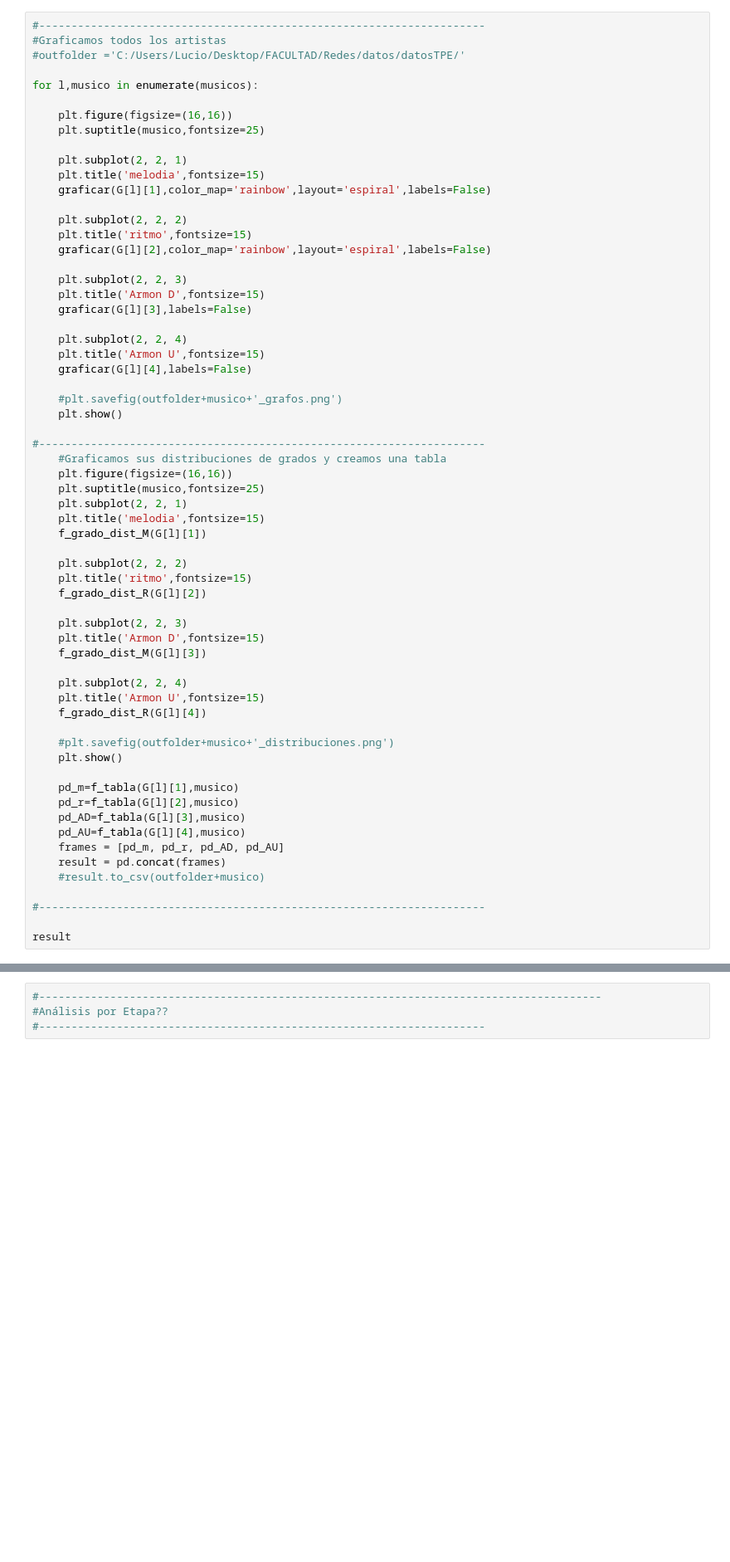
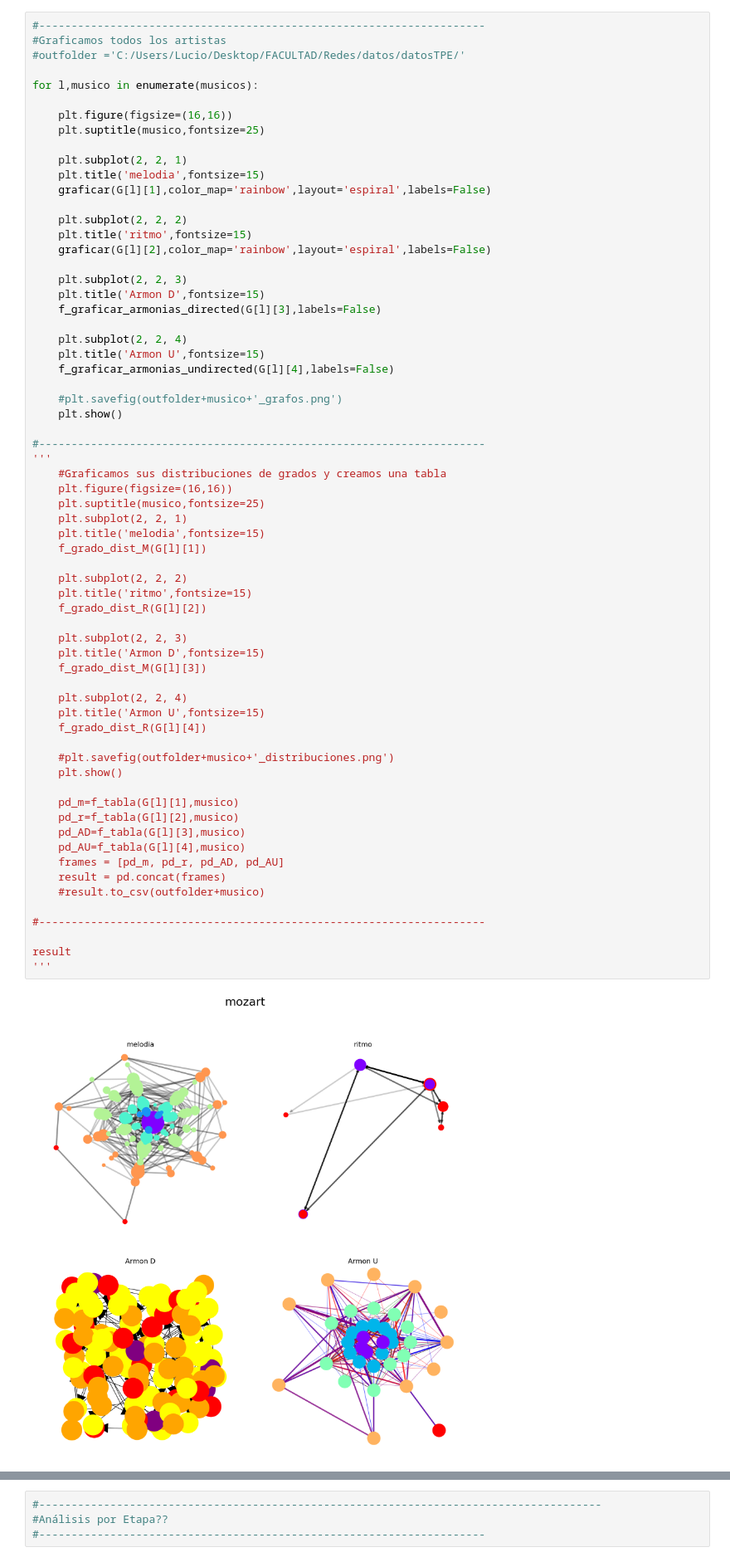
Before and after one commit to Redes2018/TP_esp, a Jupyter notebook: Main.ipynb, the cells around one changed output, grey strips where cells are left out. Shown at 83% size. Saved outputs shown, nothing was run; the diff lists cells and outputs as text; blank space fills up the shorter version.

```diff
--- a/Main.ipynb
+++ b/Main.ipynb
@@ -147,16 +119,17 @@ for l,musico in enumerate(musicos):
 
     plt.subplot(2, 2, 3)
     plt.title('Armon D',fontsize=15)
-    graficar(G[l][3],labels=False)
+    f_graficar_armonias_directed(G[l][3],labels=False)
 
     plt.subplot(2, 2, 4)
     plt.title('Armon U',fontsize=15)
-    graficar(G[l][4],labels=False)
+    f_graficar_armonias_undirected(G[l][4],labels=False)
 
     #plt.savefig(outfolder+musico+'_grafos.png')
     plt.show()
 
 #---------------------------------------------------------------------
+'''
     #Graficamos sus distribuciones de grados y creamos una tabla
     plt.figure(figsize=(16,16))
     plt.suptitle(musico,fontsize=25)
@@ -164,30 +137,32 @@ for l,musico in enumerate(musicos):
     plt.title('melodia',fontsize=15)
     f_grado_dist_M(G[l][1])
 
     plt.subplot(2, 2, 2)
     plt.title('ritmo',fontsize=15)
     f_grado_dist_R(G[l][2])
 
     plt.subplot(2, 2, 3)
     plt.title('Armon D',fontsize=15)
     f_grado_dist_M(G[l][3])
 
     plt.subplot(2, 2, 4)
     plt.title('Armon U',fontsize=15)
     f_grado_dist_R(G[l][4])
 
     #plt.savefig(outfolder+musico+'_distribuciones.png')
     plt.show()
 
     pd_m=f_tabla(G[l][1],musico)
     pd_r=f_tabla(G[l][2],musico)
     pd_AD=f_tabla(G[l][3],musico)
     pd_AU=f_tabla(G[l][4],musico)
     frames = [pd_m, pd_r, pd_AD, pd_AU]
     result = pd.concat(frames)
     #result.to_csv(outfolder+musico)
 
 #---------------------------------------------------------------------
 
 result
+'''
 # %% [output]
+[figure, new version]
```
Also changed, not shown: parts of 5 cells of this notebook, 1 other file.
